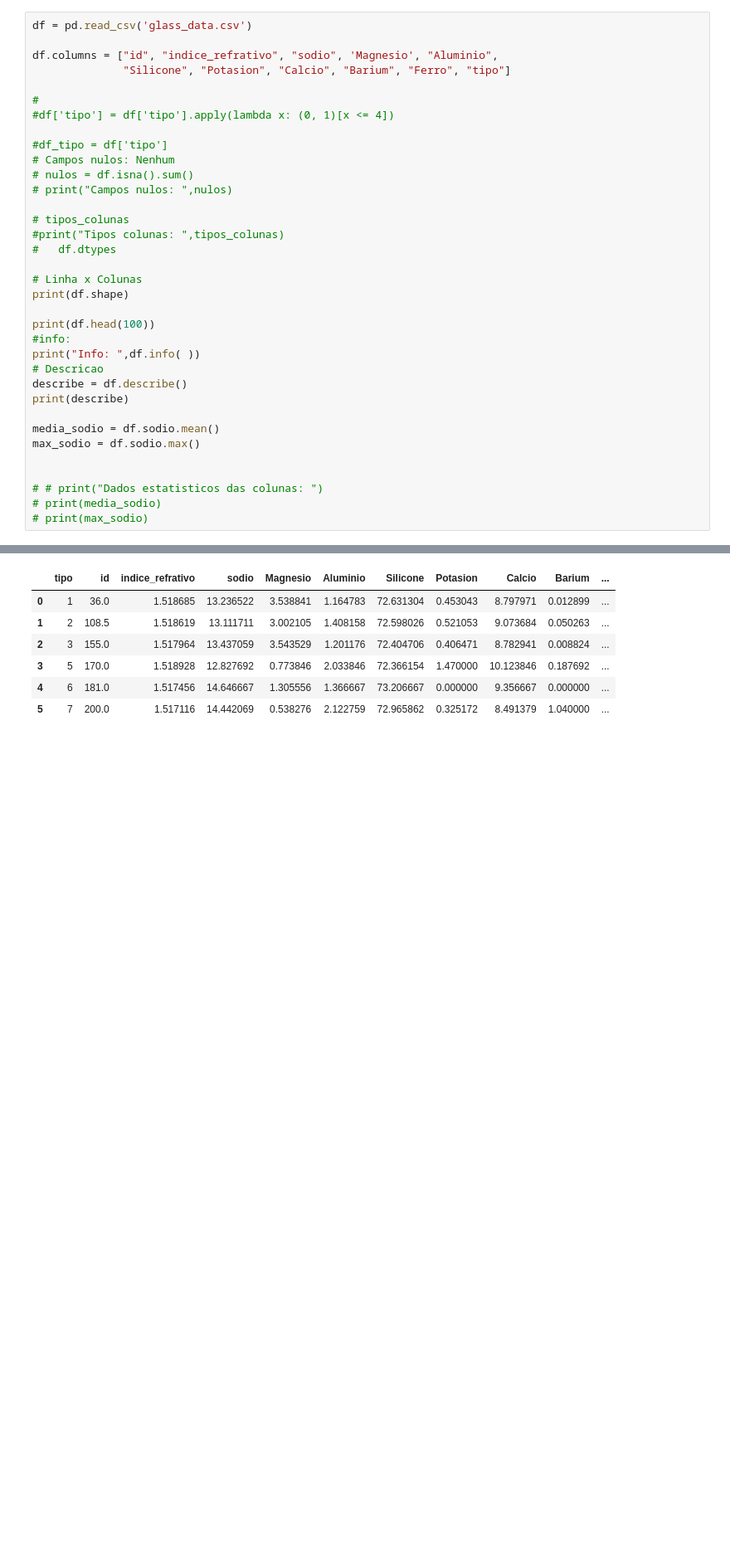
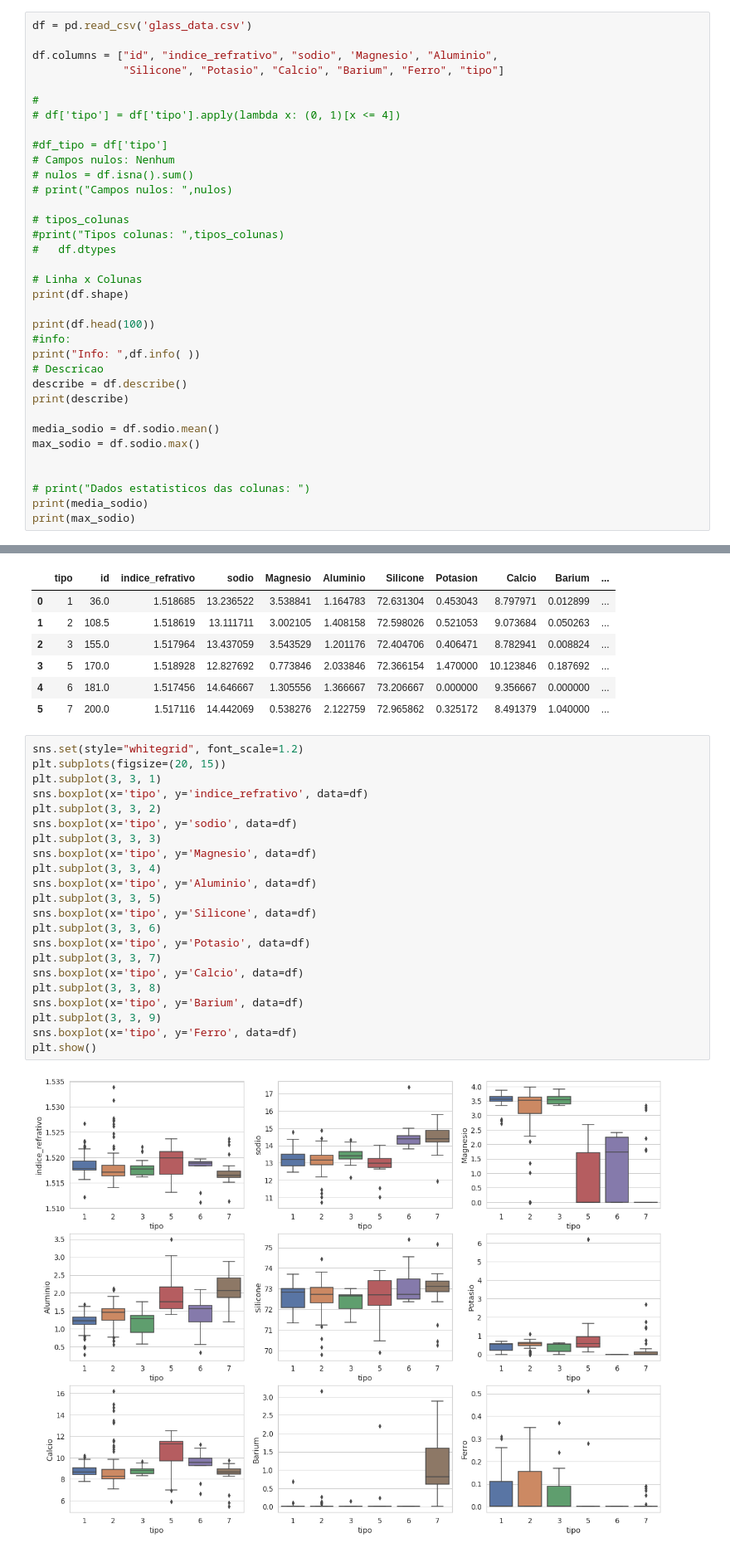
Before and after one commit to Guilherme2020/tesi-02-avaliation, a Jupyter notebook: tesiAvaliacao02.ipynb, the cells around one changed output, grey strips where cells are left out. Shown at 83% size. Drawn from its saved outputs; the diff is of its cells as text; blank space fills up the shorter version.

```diff
--- a/tesiAvaliacao02.ipynb
+++ b/tesiAvaliacao02.ipynb
@@ -69,10 +72,10 @@ Class Distribution: (out of 214 total instances)
 df = pd.read_csv('glass_data.csv')
 
 df.columns = ["id", "indice_refrativo", "sodio", 'Magnesio', "Aluminio",
-              "Silicone", "Potasion", "Calcio", "Barium", "Ferro", "tipo"]
+              "Silicone", "Potasio", "Calcio", "Barium", "Ferro", "tipo"]
 
 #
-#df['tipo'] = df['tipo'].apply(lambda x: (0, 1)[x <= 4])
+# df['tipo'] = df['tipo'].apply(lambda x: (0, 1)[x <= 4])
 
 #df_tipo = df['tipo']
 # Campos nulos: Nenhum
@@ -97,8 +100,8 @@ media_sodio = df.sodio.mean()
 max_sodio = df.sodio.max()
 
 
-# # print("Dados estatisticos das colunas: ")
-# print(media_sodio)
-# print(max_sodio)
+# print("Dados estatisticos das colunas: ")
+print(media_sodio)
+print(max_sodio)
 # %% [output]
 (213, 11)
@@ -139,3 +157,27 @@ grouBy
 | 3 | 5 | 170.0 | 1.518928 | 12.827692 | 0.773846 | 2.033846 | 72.366154 | 1.470000 | 10.123846 | 0.187692 | ... |
 | 4 | 6 | 181.0 | 1.517456 | 14.646667 | 1.305556 | 1.366667 | 73.206667 | 0.000000 | 9.356667 | 0.000000 | ... |
 | 5 | 7 | 200.0 | 1.517116 | 14.442069 | 0.538276 | 2.122759 | 72.965862 | 0.325172 | 8.491379 | 1.040000 | ... |
+# %%
+sns.set(style="whitegrid", font_scale=1.2)
+plt.subplots(figsize=(20, 15))
+plt.subplot(3, 3, 1)
+sns.boxplot(x='tipo', y='indice_refrativo', data=df)
+plt.subplot(3, 3, 2)
+sns.boxplot(x='tipo', y='sodio', data=df)
+plt.subplot(3, 3, 3)
+sns.boxplot(x='tipo', y='Magnesio', data=df)
+plt.subplot(3, 3, 4)
+sns.boxplot(x='tipo', y='Aluminio', data=df)
+plt.subplot(3, 3, 5)
+sns.boxplot(x='tipo', y='Silicone', data=df)
+plt.subplot(3, 3, 6)
+sns.boxplot(x='tipo', y='Potasio', data=df)
+plt.subplot(3, 3, 7)
+sns.boxplot(x='tipo', y='Calcio', data=df)
+plt.subplot(3, 3, 8)
+sns.boxplot(x='tipo', y='Barium', data=df)
+plt.subplot(3, 3, 9)
+sns.boxplot(x='tipo', y='Ferro', data=df)
+plt.show()
+# %% [output]
+[figure, added]
```
Also changed, not shown: parts of 10 cells of this notebook, 1 other file.
